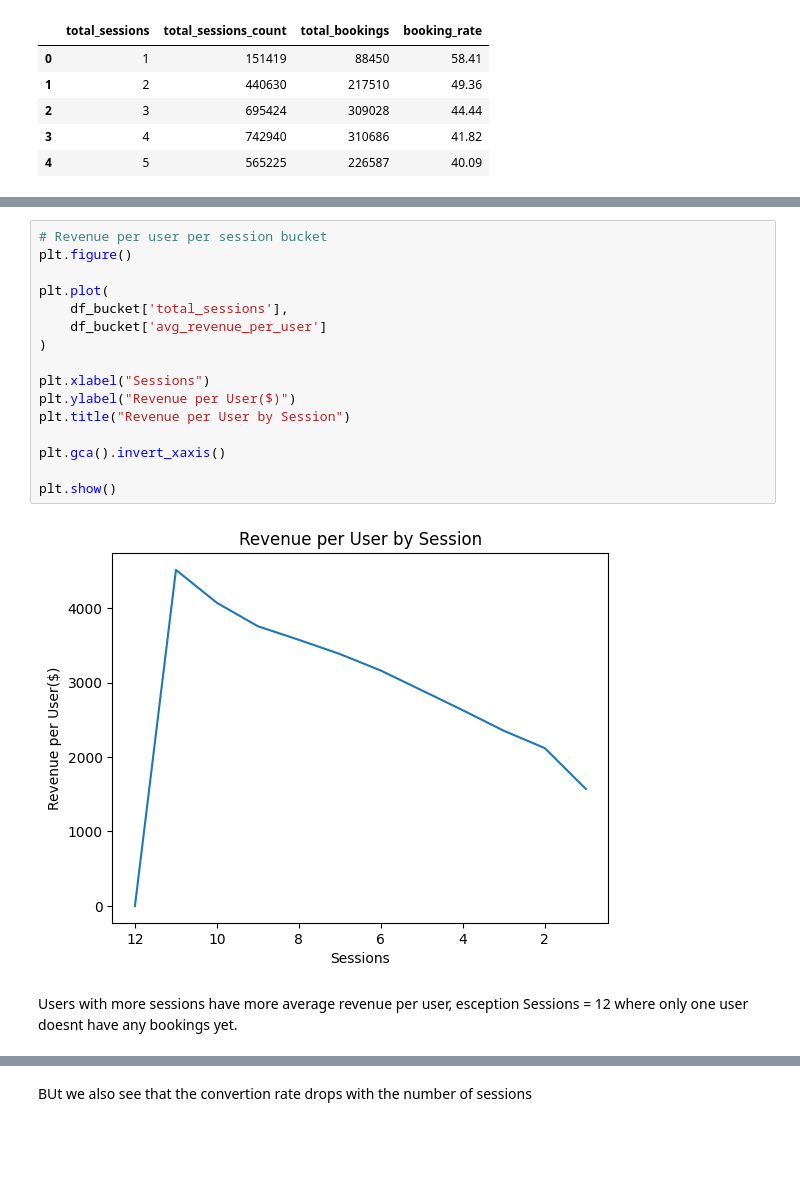
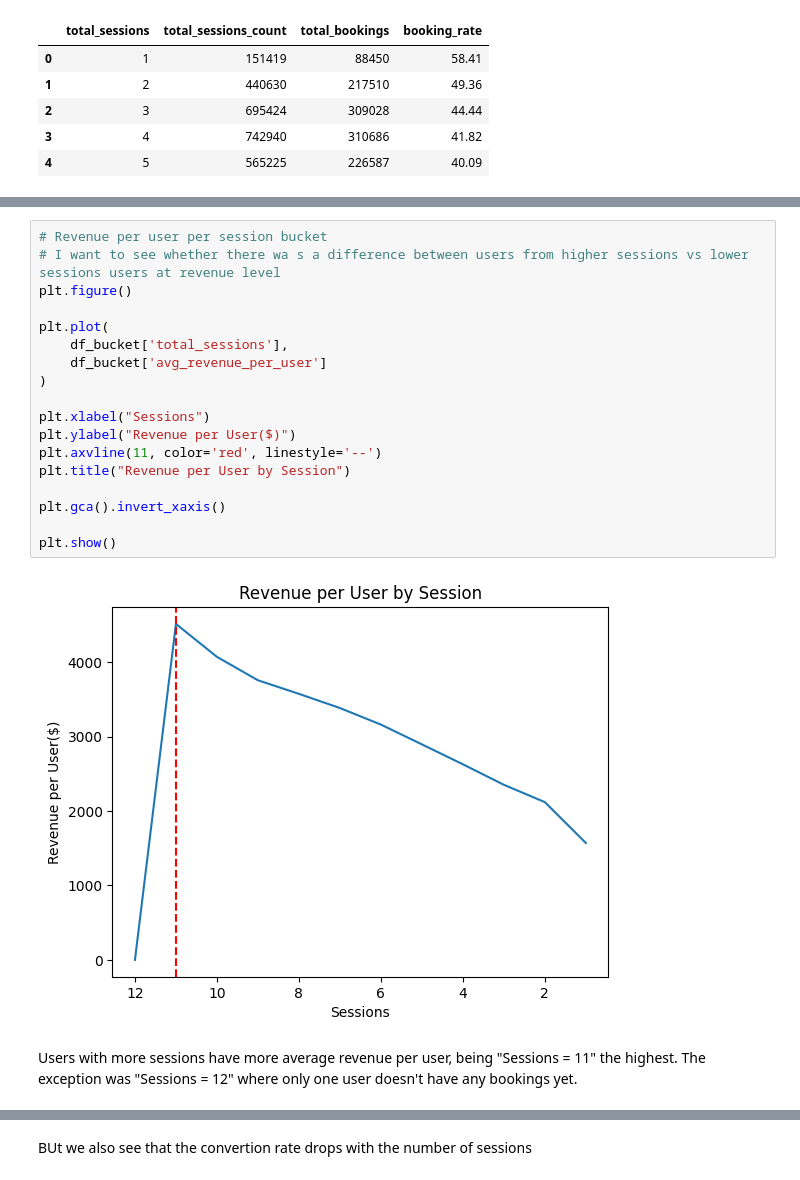
Before and after one commit to adrianmrizo/Client-Segmentation-Analysis, a Jupyter notebook: Adrian_Travel_Tide_Mastery_Project.ipynb, the cells around one changed output, grey strips where cells are left out. Cells and saved outputs as stored; diff of their text form; blank space fills up the shorter version.

```diff
--- a/Adrian_Travel_Tide_Mastery_Project.ipynb
+++ b/Adrian_Travel_Tide_Mastery_Project.ipynb
@@ -100,23 +98,25 @@ dtypes: float64(5), int64(4)
 memory usage: 996.0 bytes
 # %%
 # Revenue per user per session bucket
+# I want to see whether there wa s a difference between users from higher sessions vs lower sessions users at revenue level
 plt.figure()
 
 plt.plot(
     df_bucket['total_sessions'],
     df_bucket['avg_revenue_per_user']
 )
 
 plt.xlabel("Sessions")
 plt.ylabel("Revenue per User($)")
+plt.axvline(11, color='red', linestyle='--')
 plt.title("Revenue per User by Session")
 
 plt.gca().invert_xaxis()
 
 plt.show()
 # %% [output]
-[figure, old version]
+[figure, new version]
 # %% [markdown]
-Users with more sessions have more average revenue per user, esception Sessions = 12 where only one user doesnt have any bookings yet.
+Users with more sessions have more average revenue per user, being "Sessions = 11" the highest. The exception was "Sessions = 12" where only one user doesn't have any bookings yet.
 # %%
 # Convertion Rate
```
Also changed, not shown: parts of 23 cells of this notebook.
